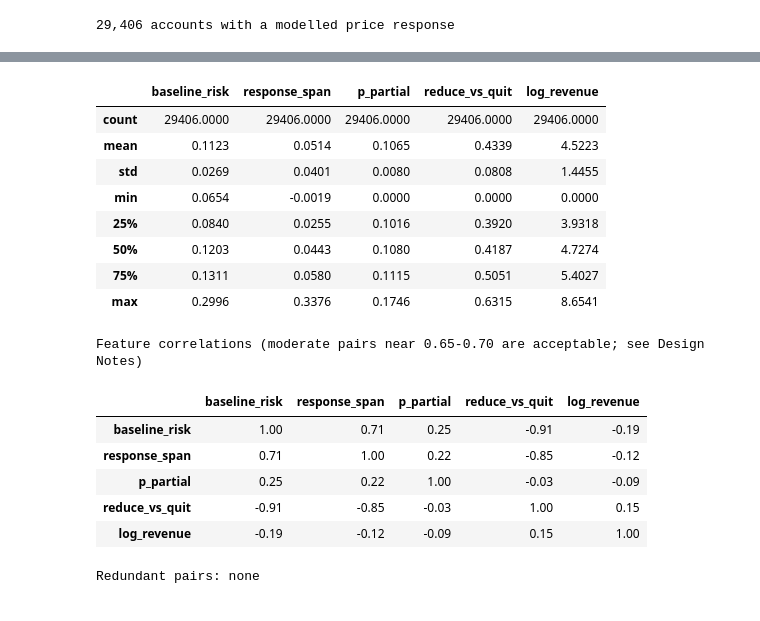
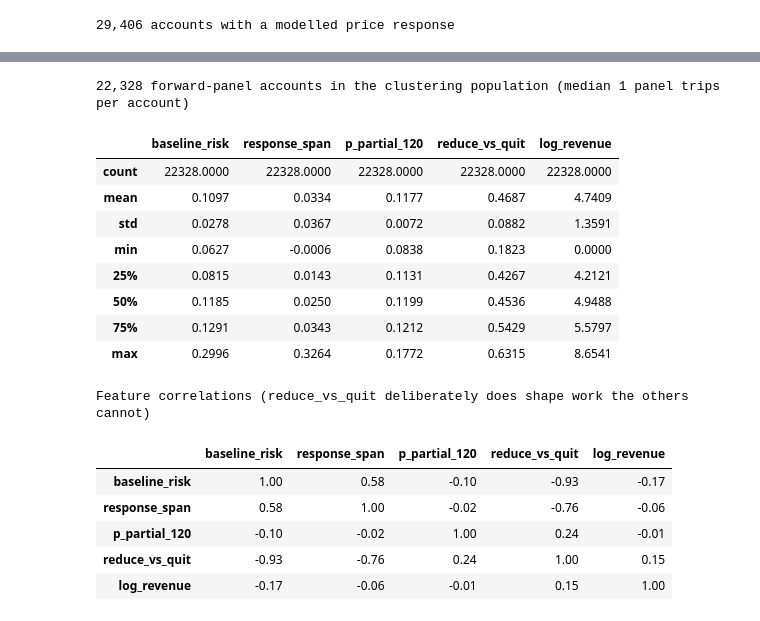
Before and after one commit to paforsey/data-science-portfolio, a Jupyter notebook: case-studies/international-roaming/international_roaming.ipynb, the cells around one changed output, grey strips where cells are left out. Cells and saved outputs as stored; diff of their text form; code cells hidden in the pictures.

```diff
--- a/case-studies/international-roaming/international_roaming.ipynb
+++ b/case-studies/international-roaming/international_roaming.ipynb
@@ -3480,7 +3482,7 @@ for name, shift in SCEN.items():
         r = simulate(m, n_iter=300, response_scale=RESPONSE_RATIO, depth_scale=DEPTH_BIAS,
                      macro_shift=shift, rng=np.random.default_rng(CRN_SEED))
         runs[(name, m)] = r
-        rows.append({'scenario': name, 'price': m,
+        rows.append({'scenario': name, 'macro_shift': shift, 'price': m,
                      'p5': np.percentile(r, 5), 'median': np.median(r),
                      'p95': np.percentile(r, 95)})
 
@@ -3900,7 +3901,8 @@ trips = load_trips(with_macro=False)
 accounts = load('accounts')
 scored = load('scored_trips')
 resp = load('account_price_response')
-rev_tbl = load('revenue_by_state')
+prob_scen = load('sim_prob_scenarios')        # per-trip probs, base + stronger, all grid prices
+rev_scen = load('sim_revenue_scenarios')      # per-trip state revenue, reported + stronger depth
 sim_sweep = load('simulation_price_sweep')
 ground_truth = load('ground_truth')           # s3.1 validation only
 
@@ -4010,44 +4002,57 @@ print(f'{len(resp):,} accounts with a modelled price response')
 # %%
 # Build Clustering Features
-sc = scored.merge(trips[['trip_id', 'pass_revenue']], on='trip_id', how='left')
-acct_state = sc.groupby('account_id').agg(
-    trips=('trip_id', 'size'),
-    revenue=('pass_revenue', 'sum'),
-    p_partial=('p_partial', 'mean'),
-).reset_index()
+# Per-account response profile from the per-trip scenario probabilities (base response),
+# evaluated at the standard price and at 1.20 -- the same tables the simulation uses.
+pb = prob_scen[prob_scen['response_scenario'] == 'base'].merge(
+    trips[['trip_id', 'account_id']], on='trip_id', how='inner')
+pb['price_multiplier'] = pb['price_multiplier'].round(4)
+at = pb[pb['price_multiplier'].isin([1.0, 1.2])].pivot_table(
+    index='account_id', columns='price_multiplier',
+    values=['p_null', 'p_partial'], aggfunc='mean')
+pn10, pn12, pp12 = at[('p_null', 1.0)], at[('p_null', 1.2)], at[('p_partial', 1.2)]
 
-seg = resp.merge(acct_state, on='account_id', how='inner')
-seg['baseline_risk'] = seg['p_null_1.00']
-seg['response_span'] = seg['p_null_1.20'] - seg['p_null_0.90']
-# Blends current trim tendency with future walk-away risk (see Design Notes)
-seg['reduce_vs_quit'] = seg['p_partial'] / (seg['p_partial'] + seg['p_null_1.20'] + 1e-9)
+hist_rev = trips.groupby('account_id')['pass_revenue'].sum()
+hist_trips = trips.groupby('account_id').size()
+panel_trips = pb.groupby('account_id')['trip_id'].nunique()
+
+seg = pd.DataFrame({
+    'baseline_risk': pn10,                       # P(null) at the standard price
+    'response_span': pn12 - pn10,                # rise in P(null) from 1.00 to 1.20
+    'p_partial_120': pp12,                       # P(partial) at 1.20
+    'reduce_vs_quit': pp12 / (pp12 + pn12 + 1e-9),  # both probabilities at 1.20
+})
+seg = seg.join(hist_rev.rename('revenue')).fillna({'revenue': 0.0})
 seg['log_revenue'] = np.log1p(seg['revenue'])
+seg = seg.join(hist_trips.rename('trips')).join(panel_trips.rename('panel_trips'))
+seg = seg.reset_index()
 
-FEATS = ['baseline_risk', 'response_span', 'p_partial', 'reduce_vs_quit', 'log_revenue']
+FEATS = ['baseline_risk', 'response_span', 'p_partial_120', 'reduce_vs_quit', 'log_revenue']
 seg = seg.dropna(subset=FEATS)
+print(f'{len(seg):,} forward-panel accounts in the clustering population '
+      f'(median {seg.panel_trips.median():.0f} panel trips per account)')
 display(seg[FEATS].describe().round(4))
 
 corr = seg[FEATS].corr()
-print('Feature correlations (moderate pairs near 0.65-0.70 are acceptable; see Design Notes)')
+print('Feature correlations (reduce_vs_quit deliberately does shape work the others cannot)')
 display(corr.round(2))
 high = [(a, b, round(corr.loc[a, b], 3)) for i, a in enumerate(FEATS)
         for b in FEATS[i + 1:] if abs(corr.loc[a, b]) > 0.95]
-print(f"Redundant pairs: {high if high else 'none'}")
+print(f"Redundant pairs above 0.95: {high if high else 'none'}")
 # %% [output]
+22,328 forward-panel accounts in the clustering population (median 1 panel trips per account)
-|  | baseline_risk | response_span | p_partial | reduce_vs_quit | log_revenue |
-| count | 29406.0000 | 29406.0000 | 29406.0000 | 29406.0000 | 29406.0000 |
-| mean | 0.1123 | 0.0514 | 0.1065 | 0.4339 | 4.5223 |
-| std | 0.0269 | 0.0401 | 0.0080 | 0.0808 | 1.4455 |
-| min | 0.0654 | -0.0019 | 0.0000 | 0.0000 | 0.0000 |
-| 25% | 0.0840 | 0.0255 | 0.1016 | 0.3920 | 3.9318 |
-| 50% | 0.1203 | 0.0443 | 0.1080 | 0.4187 | 4.7274 |
-| 75% | 0.1311 | 0.0580 | 0.1115 | 0.5051 | 5.4027 |
-| max | 0.2996 | 0.3376 | 0.1746 | 0.6315 | 8.6541 |
+|  | baseline_risk | response_span | p_partial_120 | reduce_vs_quit | log_revenue |
+| count | 22328.0000 | 22328.0000 | 22328.0000 | 22328.0000 | 22328.0000 |
+| mean | 0.1097 | 0.0334 | 0.1177 | 0.4687 | 4.7409 |
+| std | 0.0278 | 0.0367 | 0.0072 | 0.0882 | 1.3591 |
+| min | 0.0627 | -0.0006 | 0.0838 | 0.1823 | 0.0000 |
+| 25% | 0.0815 | 0.0143 | 0.1131 | 0.4267 | 4.2121 |
+| 50% | 0.1185 | 0.0250 | 0.1199 | 0.4536 | 4.9488 |
+| 75% | 0.1291 | 0.0343 | 0.1212 | 0.5429 | 5.5797 |
+| max | 0.2996 | 0.3264 | 0.1772 | 0.6315 | 8.6541 |
-Feature correlations (moderate pairs near 0.65-0.70 are acceptable; see Design Notes)
+Feature correlations (reduce_vs_quit deliberately does shape work the others cannot)
-|  | baseline_risk | response_span | p_partial | reduce_vs_quit | log_revenue |
-| baseline_risk | 1.00 | 0.71 | 0.25 | -0.91 | -0.19 |
-| response_span | 0.71 | 1.00 | 0.22 | -0.85 | -0.12 |
-| p_partial | 0.25 | 0.22 | 1.00 | -0.03 | -0.09 |
-| reduce_vs_quit | -0.91 | -0.85 | -0.03 | 1.00 | 0.15 |
-| log_revenue | -0.19 | -0.12 | -0.09 | 0.15 | 1.00 |
+|  | baseline_risk | response_span | p_partial_120 | reduce_vs_quit | log_revenue |
+| baseline_risk | 1.00 | 0.58 | -0.10 | -0.93 | -0.17 |
+| response_span | 0.58 | 1.00 | -0.02 | -0.76 | -0.06 |
+| p_partial_120 | -0.10 | -0.02 | 1.00 | 0.24 | -0.01 |
+| reduce_vs_quit | -0.93 | -0.76 | 0.24 | 1.00 | 0.15 |
+| log_revenue | -0.17 | -0.06 | -0.01 | 0.15 | 1.00 |
-Redundant pairs: none
```
Also changed, not shown: parts of 20 cells of this notebook, 12 other files.
